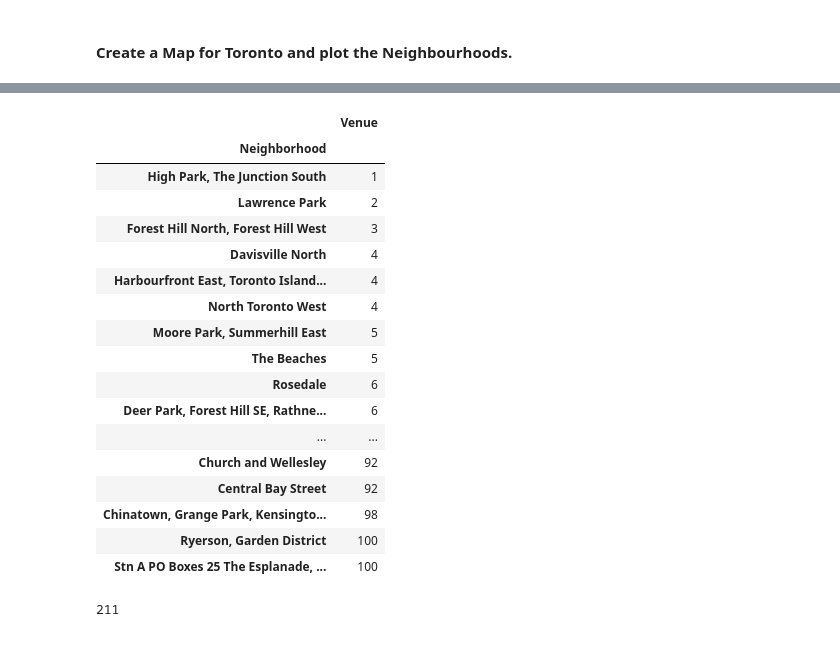
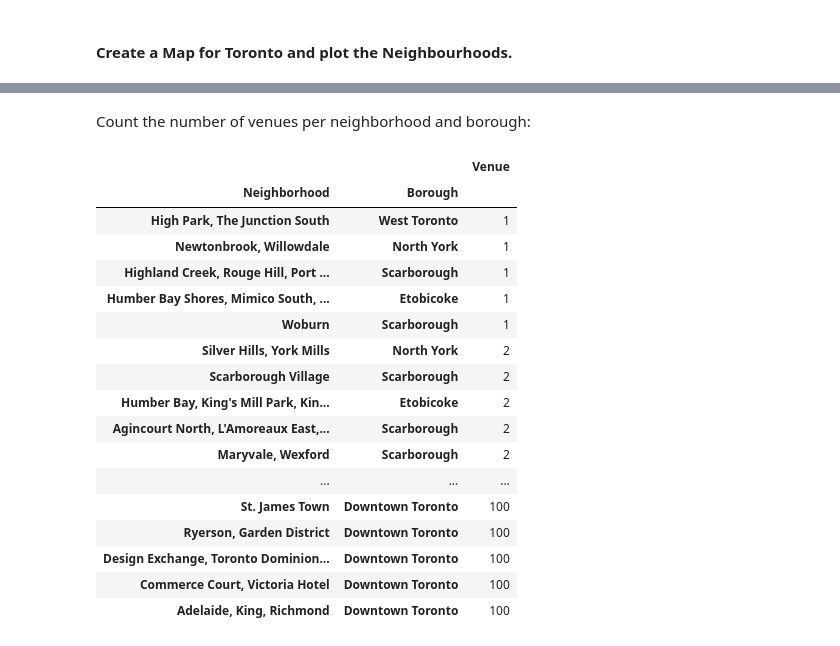
Before and after one commit to rareal/Coursera_Capstone, a Jupyter notebook: Toronto_neigh_Cluster.ipynb, the cells around one changed output, grey strips where cells are left out. Drawn from its saved outputs; the diff is of its cells as text; code cells hidden in the pictures.

```diff
--- a/Toronto_neigh_Cluster.ipynb
+++ b/Toronto_neigh_Cluster.ipynb
@@ -212,14 +88,3 @@ foursquare_cred = pd.read_csv('foursquare_cred') # saved locally and ignored in
 CLIENT_ID = foursquare_cred.CLIENT_ID[0] # your Foursquare ID
 CLIENT_SECRET = foursquare_cred.CLIENT_SECRET[0] # your Foursquare Secret
 VERSION = '20180605' # Foursquare API version
-# %%
-latitude = dbto_gr_joined2.iloc[-1].Latitude
-longitude = dbto_gr_joined2.iloc[-1].Longitude
-radius = 500
-LIMIT = 100
-
-url = ('https://api.foursquare.com/v2/venues/explore?'
-       'client_id={}&client_secret={}&ll={},{}&v={}&'
-       'radius={}&limit={}'.format(CLIENT_ID, CLIENT_SECRET, latitude, longitude, VERSION, radius, LIMIT))
-results = requests.get(url).json()
-results
@@ -269,16 +90,0 @@ def get_category_type(row):
-# %%
-venues = results['response']['groups'][0]['items']
-
-nearby_venues = json_normalize(venues) # flatten JSON
-
-# filter columns
-filtered_columns = ['venue.name', 'venue.categories', 'venue.location.lat', 'venue.location.lng']
-nearby_venues =nearby_venues.loc[:, filtered_columns]
-
-# filter the category for each row
-nearby_venues['venue.categories'] = nearby_venues.apply(get_category_type, axis=1)
-
-# clean columns
-nearby_venues.columns = [col.split(".")[-1] for col in nearby_venues.columns]
-
-nearby_venues.head()
@@ -315,5 +118,3 @@ def getNearbyVenues(Borough, Neighborhood, latitudes, longitudes, radius=500):
 # %%
-toronto_venues = getNearbyVenues(dbto_gr_joined2.Borough,dbto_gr_joined2.Neighbourhood,
-                                   dbto_gr_joined2.Latitude,
-                                   dbto_gr_joined2.Longitude)
+toronto_venues = getNearbyVenues(ToNeighLL.Borough,ToNeighLL.Neighbourhood,ToNeighLL.Latitude,ToNeighLL.Longitude)
 # %% [output]
@@ -348,27 +122,25 @@ toronto_venues.head()
+# %% [markdown]
+Count the number of venues per neighborhood and borough:
 # %%
-# count venues per Neighborhood
-toronto_venues.groupby('Neighborhood').count()[['Venue']].sort_values(by='Venue')
+# Neighborhood venue count
+toronto_venues_gr = toronto_venues.groupby(['Neighborhood','Borough']).count()[['Venue']].sort_values(by='Venue')
+toronto_venues_gr
 # %% [output]
-|  | Venue |
-| Neighborhood |  |
-| High Park, The Junction South | 1 |
-| Lawrence Park | 2 |
-| Forest Hill North, Forest Hill West | 3 |
-| Davisville North | 4 |
-| Harbourfront East, Toronto Island... | 4 |
-| North Toronto West | 4 |
-| Moore Park, Summerhill East | 5 |
-| The Beaches | 5 |
-| Rosedale | 6 |
-| Deer Park, Forest Hill SE, Rathne... | 6 |
-| ... | ... |
-| Church and Wellesley | 92 |
-| Central Bay Street | 92 |
-| Chinatown, Grange Park, Kensingto... | 98 |
-| Ryerson, Garden District | 100 |
-| Stn A PO Boxes 25 The Esplanade, ... | 100 |
+|  |  | Venue |
+| Neighborhood | Borough |  |
+| High Park, The Junction South | West Toronto | 1 |
+| Newtonbrook, Willowdale | North York | 1 |
+| Highland Creek, Rouge Hill, Port ... | Scarborough | 1 |
+| Humber Bay Shores, Mimico South, ... | Etobicoke | 1 |
+| Woburn | Scarborough | 1 |
+| Silver Hills, York Mills | North York | 2 |
+| Scarborough Village | Scarborough | 2 |
+| Humber Bay, King's Mill Park, Kin... | Etobicoke | 2 |
+| Agincourt North, L'Amoreaux East,... | Scarborough | 2 |
+| Maryvale, Wexford | Scarborough | 2 |
+| ... | ... | ... |
+| St. James Town | Downtown Toronto | 100 |
+| Ryerson, Garden District | Downtown Toronto | 100 |
+| Design Exchange, Toronto Dominion... | Downtown Toronto | 100 |
+| Commerce Court, Victoria Hotel | Downtown Toronto | 100 |
+| Adelaide, King, Richmond | Downtown Toronto | 100 |
-# %%
-# unique venue categories
-len(toronto_venues['Venue Category'].unique())
-# %% [output]
-211
```
Also changed, not shown: parts of 49 cells of this notebook.
